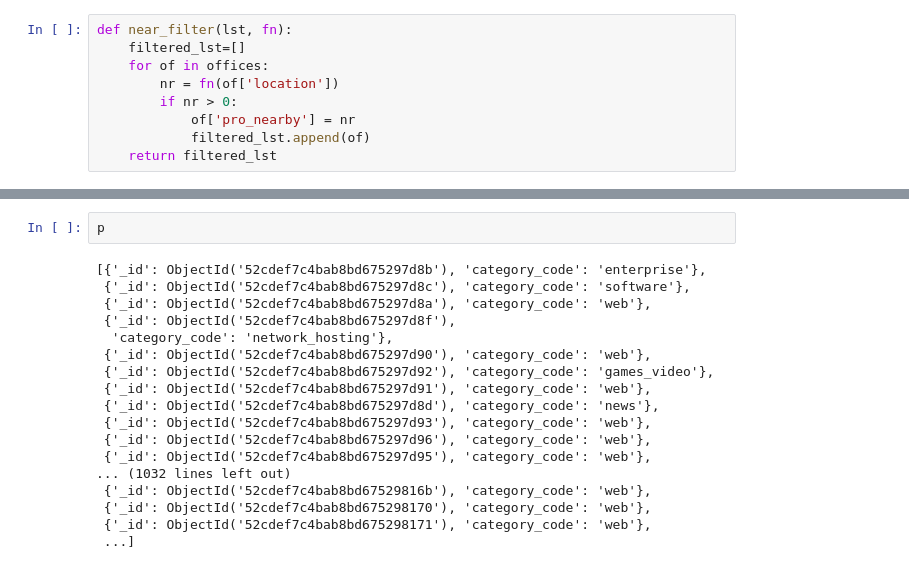
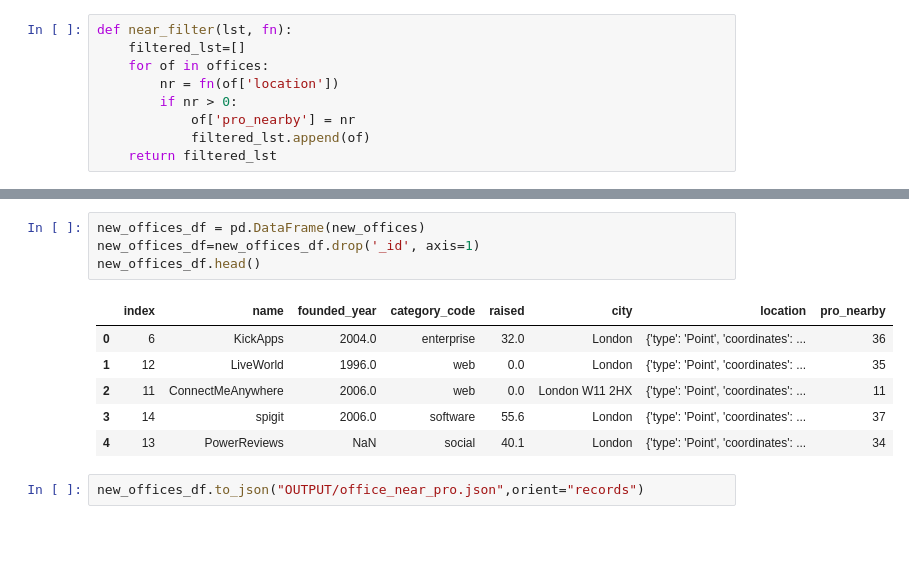
Before and after one commit to DavidCarricondo/mongo-project, a Jupyter notebook: Untitled.ipynb, the cells around one changed output, grey strips where cells are left out. Saved outputs shown, nothing was run; the diff lists cells and outputs as text; blank space fills up the shorter version.

```diff
--- a/Untitled.ipynb
+++ b/Untitled.ipynb
@@ -220,20 +196,13 @@ list(nmbr_offices)
-# %%
-p
-# %% [output]
-[{'_id': ObjectId('52cdef7c4bab8bd675297d8b'), 'category_code': 'enterprise'},
- {'_id': ObjectId('52cdef7c4bab8bd675297d8c'), 'category_code': 'software'},
- {'_id': ObjectId('52cdef7c4bab8bd675297d8a'), 'category_code': 'web'},
- {'_id': ObjectId('52cdef7c4bab8bd675297d8f'),
-  'category_code': 'network_hosting'},
- {'_id': ObjectId('52cdef7c4bab8bd675297d90'), 'category_code': 'web'},
- {'_id': ObjectId('52cdef7c4bab8bd675297d92'), 'category_code': 'games_video'},
- {'_id': ObjectId('52cdef7c4bab8bd675297d91'), 'category_code': 'web'},
- {'_id': ObjectId('52cdef7c4bab8bd675297d8d'), 'category_code': 'news'},
- {'_id': ObjectId('52cdef7c4bab8bd675297d93'), 'category_code': 'web'},
- {'_id': ObjectId('52cdef7c4bab8bd675297d96'), 'category_code': 'web'},
- {'_id': ObjectId('52cdef7c4bab8bd675297d95'), 'category_code': 'web'},
-... (1032 lines left out)
- {'_id': ObjectId('52cdef7c4bab8bd67529816b'), 'category_code': 'web'},
- {'_id': ObjectId('52cdef7c4bab8bd675298170'), 'category_code': 'web'},
- {'_id': ObjectId('52cdef7c4bab8bd675298171'), 'category_code': 'web'},
- ...]
+# %%
+new_offices_df = pd.DataFrame(new_offices)
+new_offices_df=new_offices_df.drop('_id', axis=1)
+new_offices_df.head()
+# %% [output]
+|  | index | name | founded_year | category_code | raised | city | location | pro_nearby |
+| 0 | 6 | KickApps | 2004.0 | enterprise | 32.0 | London | {'type': 'Point', 'coordinates': ... | 36 |
+| 1 | 12 | LiveWorld | 1996.0 | web | 0.0 | London | {'type': 'Point', 'coordinates': ... | 35 |
+| 2 | 11 | ConnectMeAnywhere | 2006.0 | web | 0.0 | London W11 2HX | {'type': 'Point', 'coordinates': ... | 11 |
+| 3 | 14 | spigit | 2006.0 | software | 55.6 | London | {'type': 'Point', 'coordinates': ... | 37 |
+| 4 | 13 | PowerReviews | NaN | social | 40.1 | London | {'type': 'Point', 'coordinates': ... | 34 |
+# %%
+new_offices_df.to_json("OUTPUT/office_near_pro.json",orient="records")
```
Also changed, not shown: parts of 22 cells of this notebook, 1 other file.
